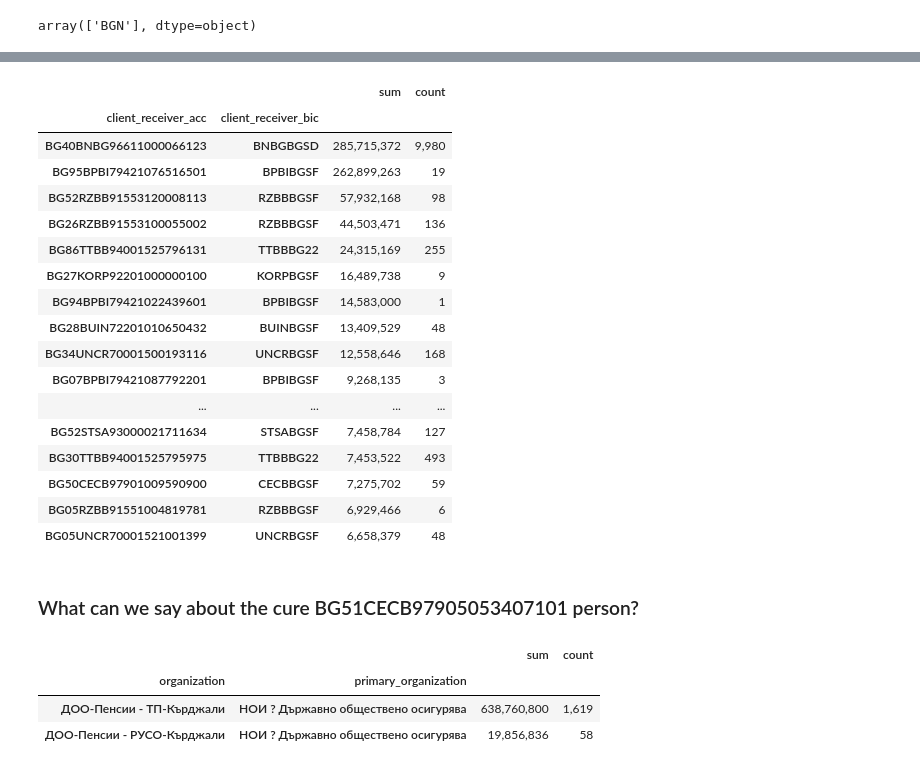
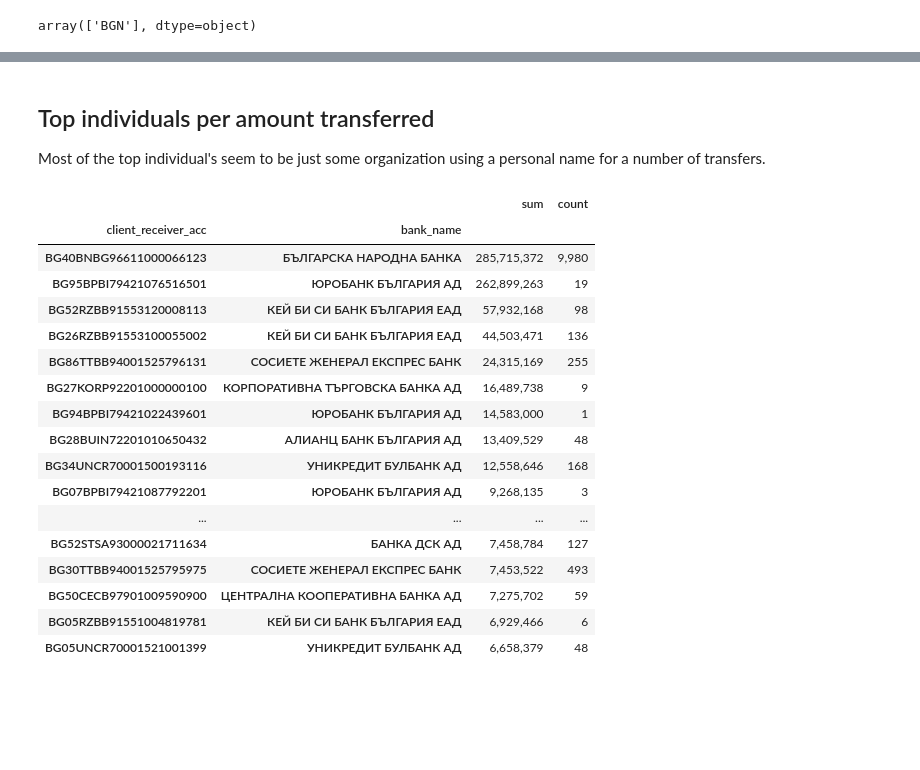
Before and after one commit to krumeto/sebra_data_playground, a Jupyter notebook: SEBRA_data.ipynb, the cells around one changed output, grey strips where cells are left out. Drawn from its saved outputs; the diff is of its cells as text; code cells hidden in the pictures; blank space fills up the shorter version.

```diff
--- a/SEBRA_data.ipynb
+++ b/SEBRA_data.ipynb
@@ -92,9 +155,16 @@ data = (data_load_sebra(link_to_data).
         # Add year as a separate column
         pipe(add_year).
         # Add columns for government during the period
+        # joining on settlement date gets more results than on reg_date
         merge(pull_government_periods(),
-              how='left',
-              left_on='reg_date',
+              how ='left',
+              left_on ='settlement_date',
               right_on = 'date').
-        drop(columns = ['date'])
-        )
+        drop(columns = ['date']).
+        # Add bank names
+        merge(pull_bank_names_per_bic(),
+              how = "left",
+              left_on = "client_receiver_bic",
+              right_on = "bic").
+        drop(columns = ['bic']).
+        pipe(uppercase_all_object_cols))
@@ -126,3 +191,5 @@ memory usage: 574.6+ MB
+# %%
+data = data.pipe(uppercase_all_object_cols)
 # %%
 data.sample(10)
 # %% [output]
@@ -147,44 +304,32 @@ array(['BGN'], dtype=object)
+# %% [markdown]
+## Top individuals per amount transferred
+
+Most of the top individual's seem to be just some organization using a personal name for a number of transfers.
 # %%
 (data.
- loc[(data["client_receiver_name"] == "Физическо лице")].
- groupby(["client_receiver_acc", "client_receiver_bic"])['amount'].
+ loc[(data["client_receiver_name"] == "ФИЗИЧЕСКО ЛИЦЕ")].
+ groupby(["client_receiver_acc", "bank_name"])['amount'].
  agg(["sum", 'count']).
  sort_values('sum', ascending = False).
  head(20).
  style.format("{:,.0f}")
  )
 # %% [output]
 |  |  | sum | count |
-| client_receiver_acc | client_receiver_bic |  |  |
-| BG40BNBG96611000066123 | BNBGBGSD | 285,715,372 | 9,980 |
-| BG95BPBI79421076516501 | BPBIBGSF | 262,899,263 | 19 |
-| BG52RZBB91553120008113 | RZBBBGSF | 57,932,168 | 98 |
-| BG26RZBB91553100055002 | RZBBBGSF | 44,503,471 | 136 |
-| BG86TTBB94001525796131 | TTBBBG22 | 24,315,169 | 255 |
-| BG27KORP92201000000100 | KORPBGSF | 16,489,738 | 9 |
-| BG94BPBI79421022439601 | BPBIBGSF | 14,583,000 | 1 |
-| BG28BUIN72201010650432 | BUINBGSF | 13,409,529 | 48 |
-| BG34UNCR70001500193116 | UNCRBGSF | 12,558,646 | 168 |
-| BG07BPBI79421087792201 | BPBIBGSF | 9,268,135 | 3 |
+| client_receiver_acc | bank_name |  |  |
+| BG40BNBG96611000066123 | БЪЛГАРСКА НАРОДНА БАНКА | 285,715,372 | 9,980 |
+| BG95BPBI79421076516501 | ЮРОБАНК БЪЛГАРИЯ АД | 262,899,263 | 19 |
+| BG52RZBB91553120008113 | КЕЙ БИ СИ БАНК БЪЛГАРИЯ ЕАД | 57,932,168 | 98 |
+| BG26RZBB91553100055002 | КЕЙ БИ СИ БАНК БЪЛГАРИЯ ЕАД | 44,503,471 | 136 |
+| BG86TTBB94001525796131 | СОСИЕТЕ ЖЕНЕРАЛ ЕКСПРЕС БАНК | 24,315,169 | 255 |
+| BG27KORP92201000000100 | КОРПОРАТИВНА ТЪРГОВСКА БАНКА АД | 16,489,738 | 9 |
+| BG94BPBI79421022439601 | ЮРОБАНК БЪЛГАРИЯ АД | 14,583,000 | 1 |
+| BG28BUIN72201010650432 | АЛИАНЦ БАНК БЪЛГАРИЯ АД | 13,409,529 | 48 |
+| BG34UNCR70001500193116 | УНИКРЕДИТ БУЛБАНК АД | 12,558,646 | 168 |
+| BG07BPBI79421087792201 | ЮРОБАНК БЪЛГАРИЯ АД | 9,268,135 | 3 |
 | ... | ... | ... | ... |
-| BG52STSA93000021711634 | STSABGSF | 7,458,784 | 127 |
-| BG30TTBB94001525795975 | TTBBBG22 | 7,453,522 | 493 |
-| BG50CECB97901009590900 | CECBBGSF | 7,275,702 | 59 |
-| BG05RZBB91551004819781 | RZBBBGSF | 6,929,466 | 6 |
-| BG05UNCR70001521001399 | UNCRBGSF | 6,658,379 | 48 |
+| BG52STSA93000021711634 | БАНКА ДСК АД | 7,458,784 | 127 |
+| BG30TTBB94001525795975 | СОСИЕТЕ ЖЕНЕРАЛ ЕКСПРЕС БАНК | 7,453,522 | 493 |
+| BG50CECB97901009590900 | ЦЕНТРАЛНА КООПЕРАТИВНА БАНКА АД | 7,275,702 | 59 |
+| BG05RZBB91551004819781 | КЕЙ БИ СИ БАНК БЪЛГАРИЯ ЕАД | 6,929,466 | 6 |
+| BG05UNCR70001521001399 | УНИКРЕДИТ БУЛБАНК АД | 6,658,379 | 48 |
-# %% [markdown]
-### What can we say about the cure BG51CECB97905053407101 person?
-# %%
-(data.
- loc[(data["client_receiver_acc"] == "BG51CECB97905053407101")].
- groupby(["organization", "primary_organization"])['amount'].
- agg(["sum", 'count']).
- sort_values('sum', ascending = False).
- head(20).
- style.format("{:,.0f}")
- )
-# %% [output]
-|  |  | sum | count |
-| organization | primary_organization |  |  |
-| ДОО-Пенсии - ТП-Кърджали | НОИ ? Държавно обществено осигурява | 638,760,800 | 1,619 |
-| ДОО-Пенсии - РУСО-Кърджали | НОИ ? Държавно обществено осигурява | 19,856,836 | 58 |
```
Also changed, not shown: parts of 25 cells of this notebook.
